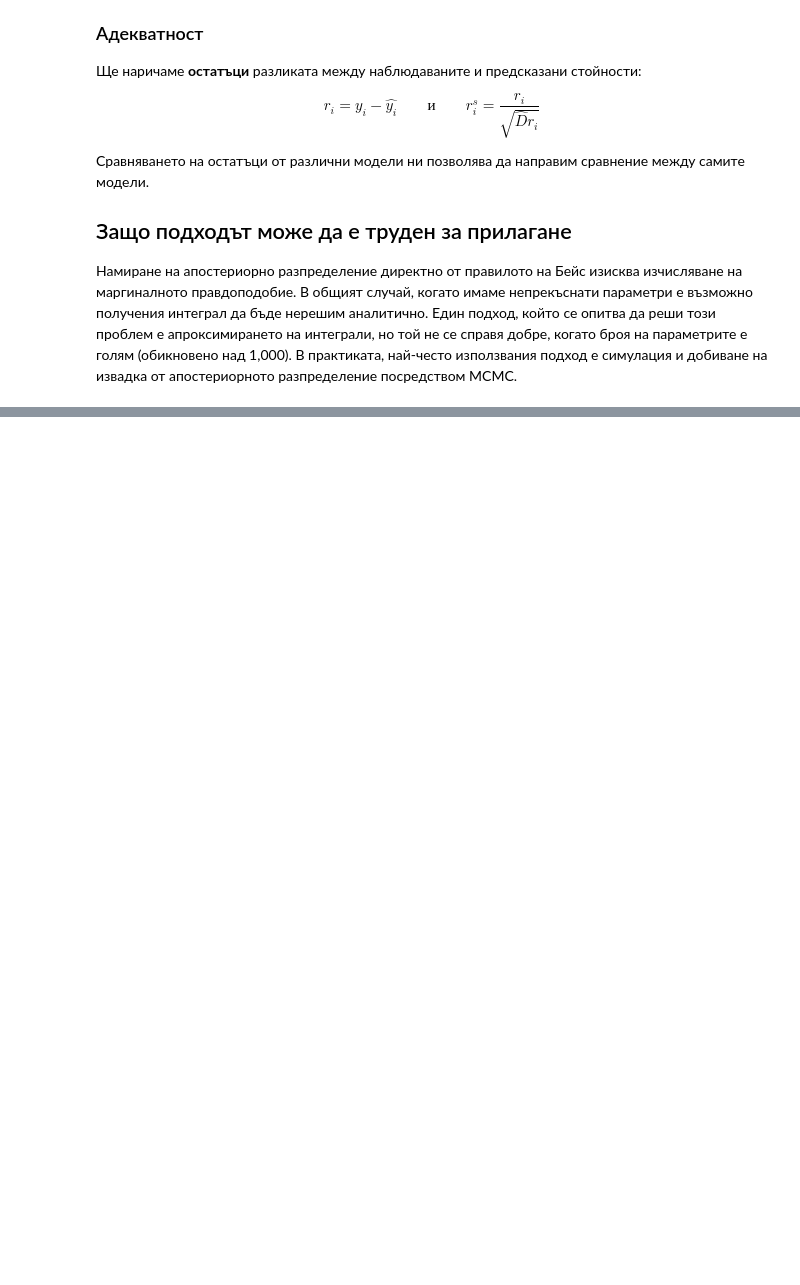
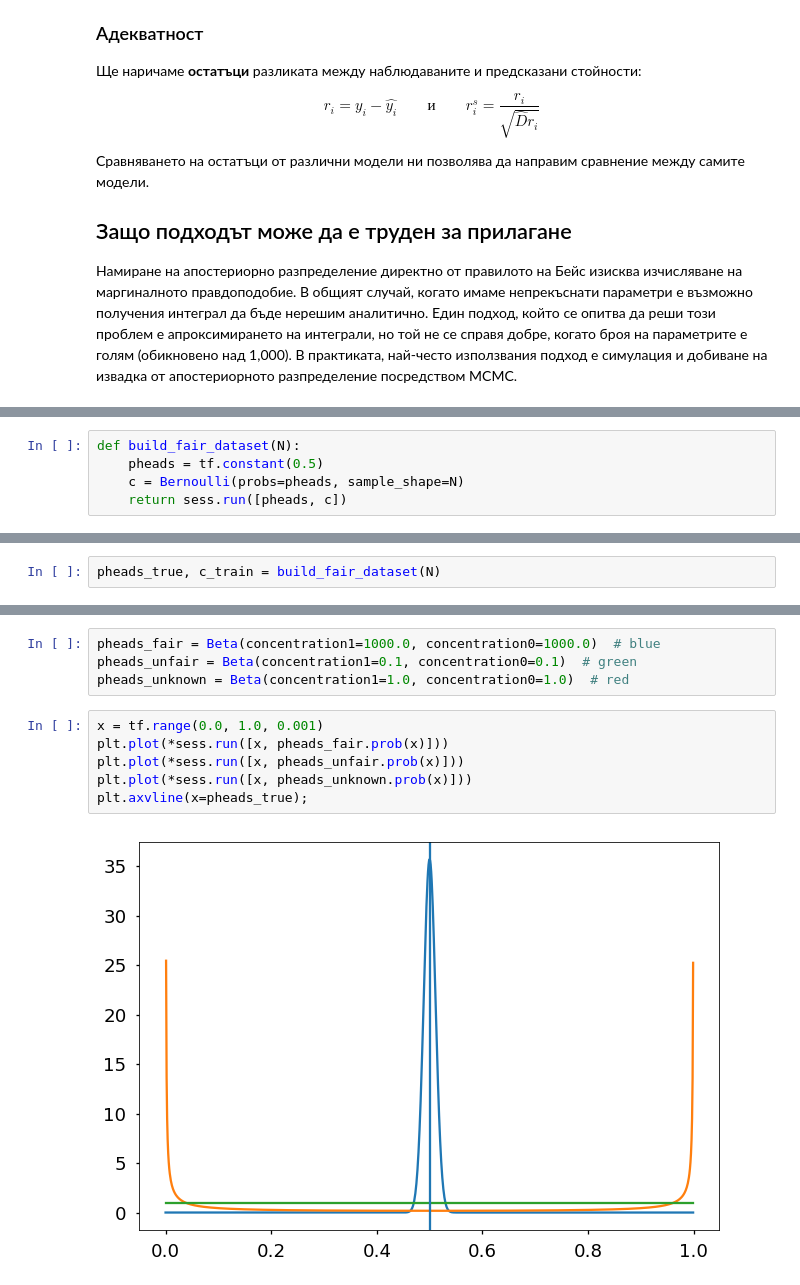
Before and after one commit to andybala/curiousily.github.com, a Jupyter notebook: notebooks/23.ml_basics_baysian_stats.ipynb, the cells around one changed output, grey strips where cells are left out. Drawn from its saved outputs; the diff is of its cells as text; blank space fills up the shorter version.

```diff
--- a/notebooks/23.ml_basics_baysian_stats.ipynb
+++ b/notebooks/23.ml_basics_baysian_stats.ipynb
@@ -149,0 +179,5 @@ $$r_i = y_i - \hat{y_i} \qquad и \qquad r_i^s=\frac{r_i}{\sqrt{\hat{D}r_i}}$$
+# %%
+def build_fair_dataset(N):
+    pheads = tf.constant(0.5)
+    c = Bernoulli(probs=pheads, sample_shape=N)
+    return sess.run([pheads, c])
@@ -149,0 +202,2 @@ $$r_i = y_i - \hat{y_i} \qquad и \qquad r_i^s=\frac{r_i}{\sqrt{\hat{D}r_i}}$$
+# %%
+pheads_true, c_train = build_fair_dataset(N)
@@ -149,0 +224,12 @@ $$r_i = y_i - \hat{y_i} \qquad и \qquad r_i^s=\frac{r_i}{\sqrt{\hat{D}r_i}}$$
+# %%
+pheads_fair = Beta(concentration1=1000.0, concentration0=1000.0)  # blue
+pheads_unfair = Beta(concentration1=0.1, concentration0=0.1)  # green
+pheads_unknown = Beta(concentration1=1.0, concentration0=1.0)  # red
+# %%
+x = tf.range(0.0, 1.0, 0.001)
+plt.plot(*sess.run([x, pheads_fair.prob(x)]))
+plt.plot(*sess.run([x, pheads_unfair.prob(x)]))
+plt.plot(*sess.run([x, pheads_unknown.prob(x)]))
+plt.axvline(x=pheads_true);
+# %% [output]
+[figure, added]
```
Also changed, not shown: parts of 17 cells of this notebook, 1 other file.
